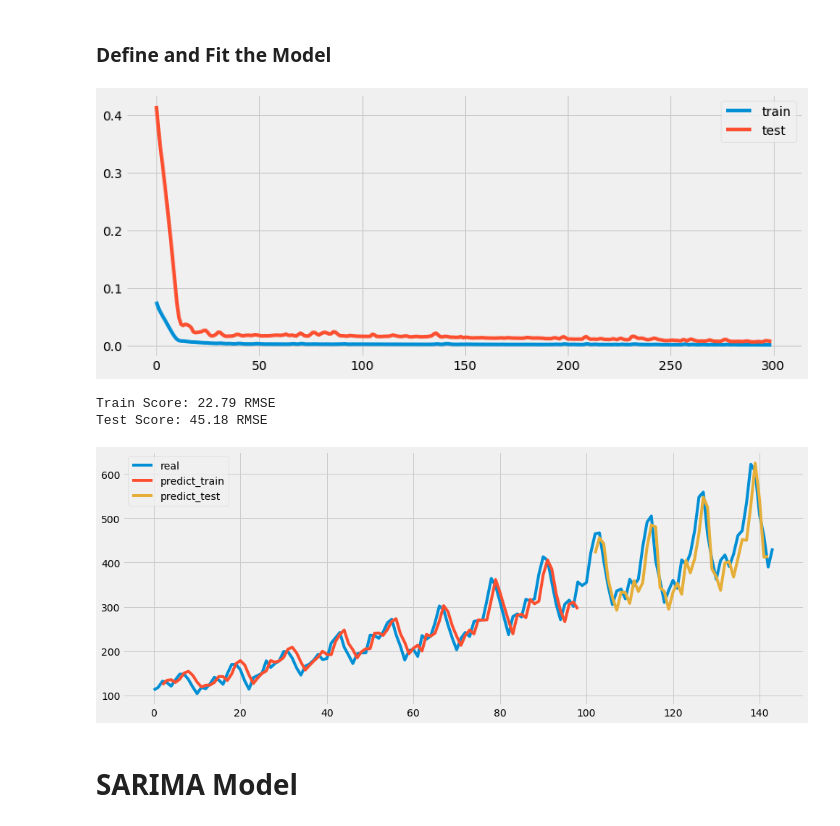
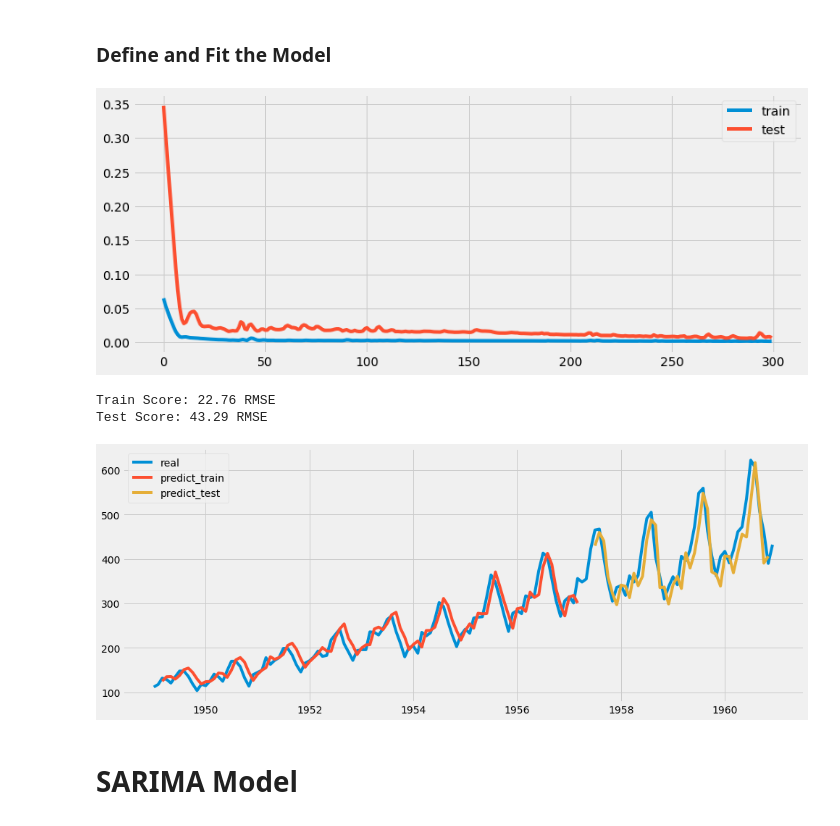
Before and after one commit to RemilYoucef/split-sd4x-dm2l, a Jupyter notebook: time series data/1. univarite time series/air_passengers_cnn_lstm.ipynb, the cells around one changed output. Saved outputs shown, nothing was run; the diff lists cells and outputs as text; code cells hidden in the pictures.

```diff
--- a/time series data/1. univarite time series/air_passengers_cnn_lstm.ipynb
+++ b/time series data/1. univarite time series/air_passengers_cnn_lstm.ipynb
@@ -73,7 +79,9 @@ test size  : 44
 # %%
 'function to reshape data according to the number of lags'
 
-def reshape_data (data, look_back):
+def reshape_data (data, look_back,time_steps):
+
+    sub_seqs = int(look_back/time_steps)
     dataX, dataY = [], []
     for i in range(len(data)-look_back-1):
         a = data[i:(i+look_back), 0]
@@ -83,12 +91,14 @@ def reshape_data (data, look_back):
     dataX = np.array(dataX)
     dataY = np.array(dataY)
 
-    dataX = np.reshape(dataX,(dataX.shape[0],2,1,1))
+    dataX = np.reshape(dataX,(dataX.shape[0],sub_seqs,time_steps,np.size(data,1)))
     return dataX, dataY
 # %%
 look_back = 2
-trainX, trainY = reshape_data(train, look_back)
-testX, testY = reshape_data(test, look_back)
+time_steps = 1
+
+trainX, trainY = reshape_data(train, look_back,time_steps)
+testX, testY = reshape_data(test, look_back,time_steps)
 print('train shape :',trainX.shape)
 print('test shape  :',testX.shape)
 # %% [output]
@@ -98,7 +108,7 @@ test shape  : (41, 2, 1, 1)
 ### Define and Fit  the Model
 # %%
 model = Sequential()
-model.add(TimeDistributed(Conv1D(filters=64, kernel_size=1, activation='relu'), input_shape=(None, 1, 1)))
+model.add(TimeDistributed(Conv1D(filters=64, kernel_size=1, activation='relu'), input_shape=(None, time_steps, 1)))
 
 model.add(TimeDistributed(MaxPooling1D(pool_size=1)))
 model.add(TimeDistributed(Flatten()))
@@ -115,7 +125,7 @@ plt.plot(history.history['val_loss'], label='test')
 plt.legend()
 plt.show()
 # %% [output]
-[figure, old version]
+[figure, new version]
 # %%
 'make predictions'
 trainPredict = model.predict(trainX)
@@ -133,8 +143,8 @@ print('Train Score: %.2f RMSE' % (trainScore))
 testScore = math.sqrt(mean_squared_error(testY[0], testPredict[:,0]))
 print('Test Score: %.2f RMSE' % (testScore))
 # %% [output]
-Train Score: 22.79 RMSE
-Test Score: 45.18 RMSE
+Train Score: 22.76 RMSE
+Test Score: 43.29 RMSE
 # %%
 'shift train predictions for plotting'
 trainPredictPlot = np.empty_like(data)
@@ -145,16 +155,21 @@ trainPredictPlot[look_back:len(trainPredict)+look_back, :] = trainPredict
 testPredictPlot = np.empty_like(data)
 testPredictPlot[:, :] = np.nan
 testPredictPlot[len(trainPredict)+(look_back*2)+1:len(data)-1, :] = testPredict
+# %%
+'Make as pandas series to plot'
+data_series = pd.Series(scaler.inverse_transform(data).ravel(), index=df['Month'])
+trainPredict_series = pd.Series(trainPredictPlot.ravel(), index=df['Month'])
+testPredict_series  = pd.Series(testPredictPlot.ravel(), index=df['Month'])
 # %%
 'plot baseline and predictions'
 plt.figure(figsize=(15,6))
-plt.plot(scaler.inverse_transform(data),label = 'real')
-plt.plot(trainPredictPlot,label = 'predict_train')
-plt.plot(testPredictPlot,label = 'predict_test')
+plt.plot(data_series,label = 'real')
+plt.plot(trainPredict_series,label = 'predict_train')
+plt.plot(testPredict_series,label = 'predict_test')
 plt.legend()
 plt.show()
 # %% [output]
-[figure, old version]
+[figure, new version]
 # %% [markdown]
 # SARIMA Model
 # %%
```
Also changed, not shown: parts of 7 cells of this notebook.
